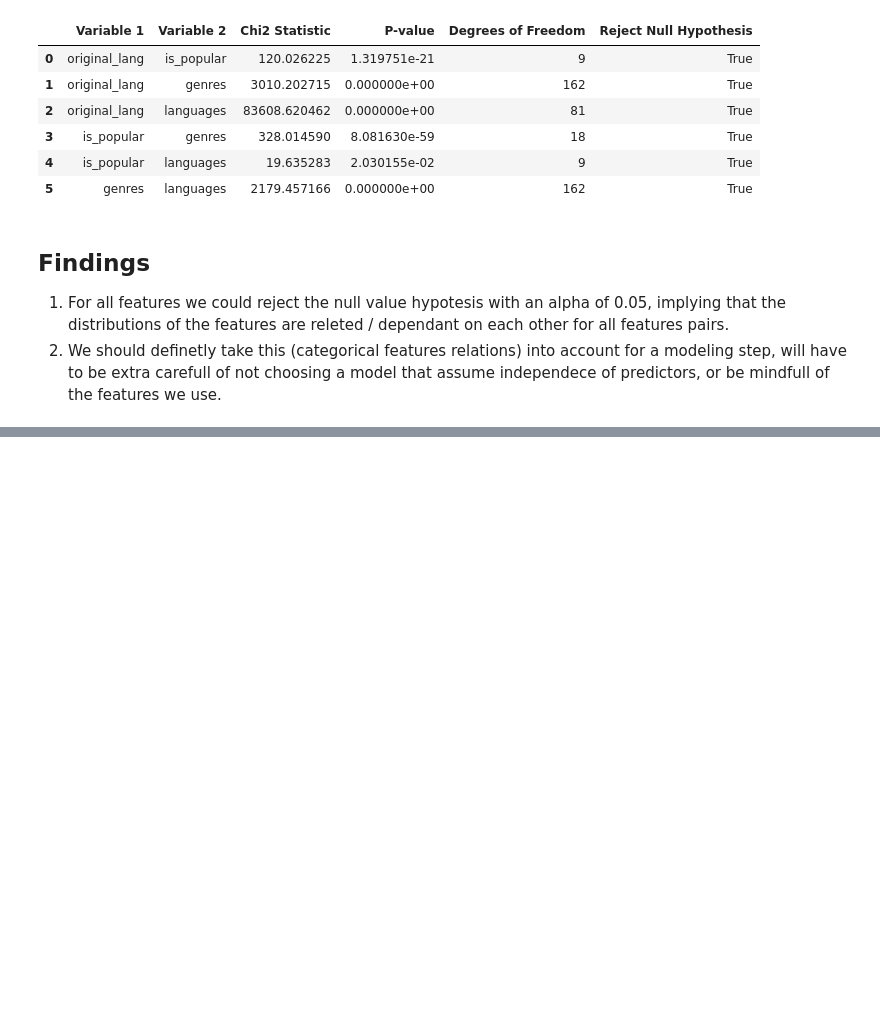
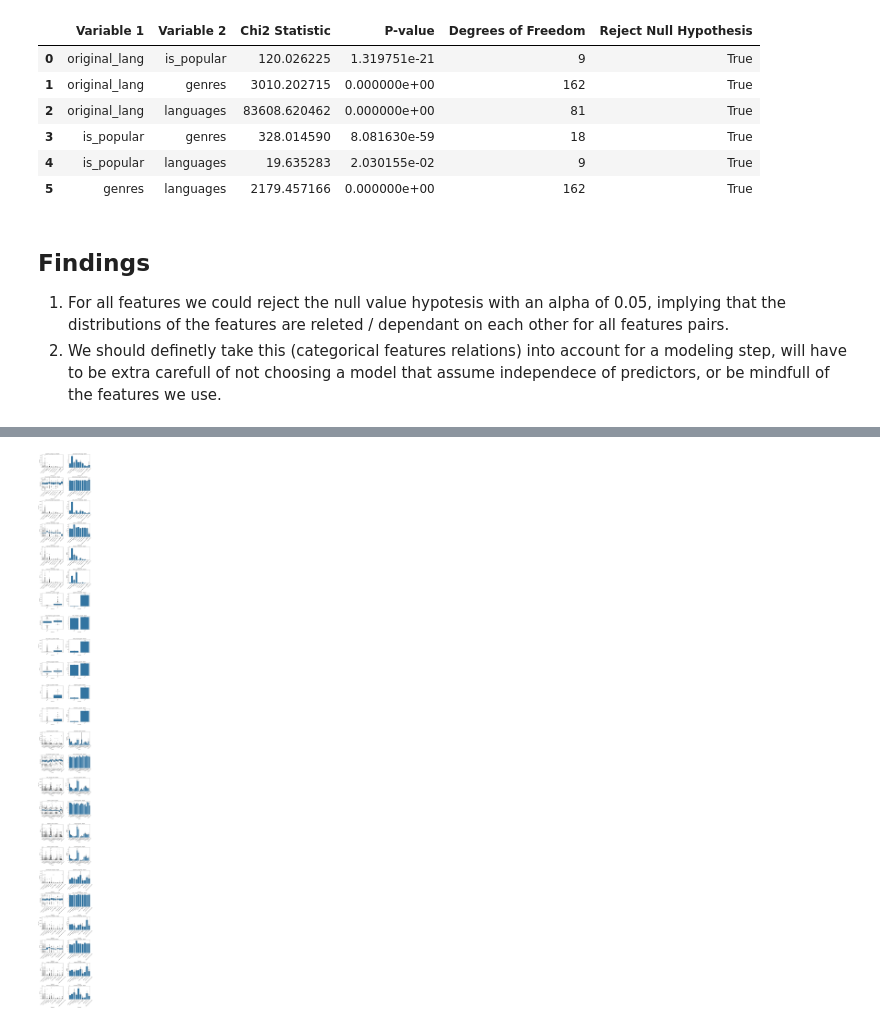
Before and after one commit to juan-gomezj4/ml-movie-recommender, a Jupyter notebook: notebooks/3-analysis/bivariate_data_analysis.ipynb, the cells around one changed output, grey strips where cells are left out. Cells and saved outputs as stored; diff of their text form; code cells hidden in the pictures; blank space fills up the shorter version.

```diff
--- a/notebooks/3-analysis/bivariate_data_analysis.ipynb
+++ b/notebooks/3-analysis/bivariate_data_analysis.ipynb
@@ -351,7 +336,12 @@ df = df.explode("genres").explode("spoken_languages", ignore_index=True)
 df["languages"] = df["spoken_languages"].map(spoken_languages_mappings)
 df["original_lang"] = df["original_language"].map(original_language_mappings)
 # %%
-cat_cols: list[str] = ["original_lang", "is_popular", "genres", "languages"]
+cat_cols: list[str] = [
+    'original_lang',
+    'is_popular',
+    'genres',
+    'languages'
+]
 
 df_cat = df[cat_cols]
 # %%
@@ -416,0 +407,10 @@ df_chi2
+# %%
+cat_cols = ['original_lang', 'is_popular', 'genres', 'languages']
+num_cols = ['popularity', 'vote_average', 'vote_count', 'runtime', 'budget', 'revenue']
+# %%
+cat_num_cols: list[str] = [
+    *cat_cols,
+    *num_cols
+]
+
+df_cat_num = df[cat_num_cols]
@@ -416,0 +426,19 @@ df_chi2
+# %%
+combinations = [(cat, num) for cat in cat_cols for num in num_cols]
+# %%
+num_plots = len(combinations)
+
+fig, axes = plt.subplots(nrows=num_plots, ncols=2, figsize=(12, 5 * num_plots))
+
+for i, (cat, num) in enumerate(combinations):
+    sns.boxplot(data=df_cat_num, x=cat, y=num, ax=axes[i][0])
+    axes[i][0].set_title(f"{num} by {cat} - Boxplot")
+    axes[i][0].tick_params(axis="x", rotation=45)
+
+    sns.barplot(data=df_cat_num, x=cat, y=num, errorbar="ci", capsize=0.1, ax=axes[i][1])
+    axes[i][1].set_title(f"{num} by {cat} - Barplot")
+    axes[i][1].tick_params(axis="x", rotation=45)
+plt.tight_layout()
+plt.show()
+# %% [output]
+[figure, added]
```
Also changed, not shown: parts of 17 cells of this notebook.
